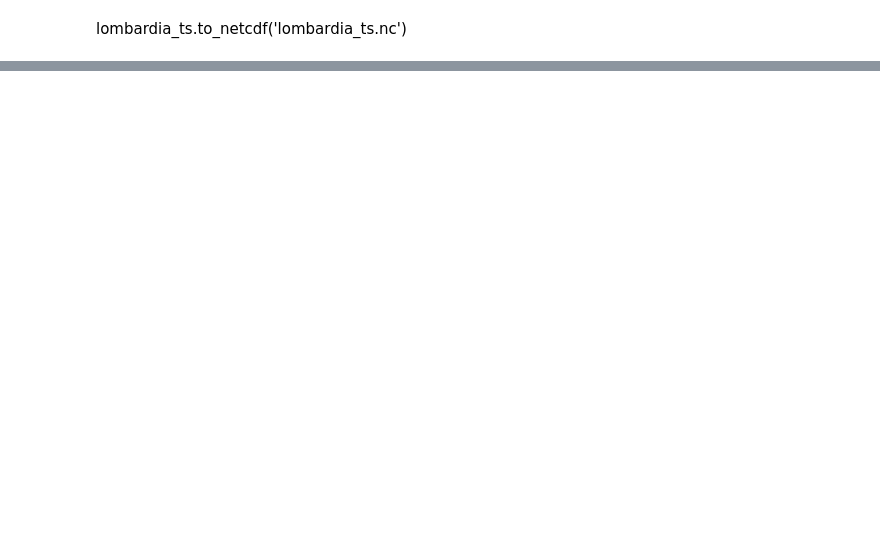
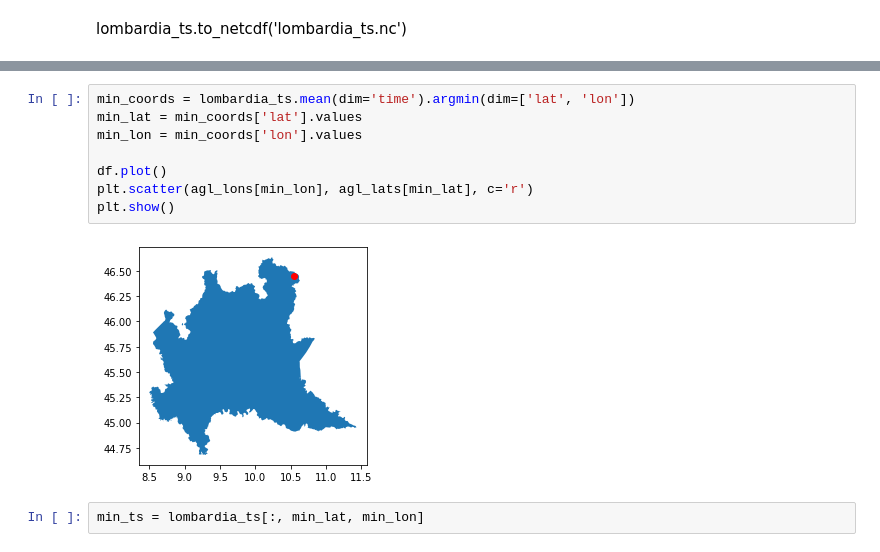
Before and after one commit to samuelexferri/unibg-statistic2, a Jupyter notebook: notebooks/data_preprocessing.ipynb, the cells around one changed output, grey strips where cells are left out. Drawn from its saved outputs; the diff is of its cells as text; blank space fills up the shorter version.

```diff
--- a/notebooks/data_preprocessing.ipynb
+++ b/notebooks/data_preprocessing.ipynb
@@ -108,0 +127,12 @@ lombardia_ts.to_netcdf('lombardia_ts.nc')
+# %%
+min_coords = lombardia_ts.mean(dim='time').argmin(dim=['lat', 'lon'])
+min_lat = min_coords['lat'].values
+min_lon = min_coords['lon'].values
+
+df.plot()
+plt.scatter(agl_lons[min_lon], agl_lats[min_lat], c='r')
+plt.show()
+# %% [output]
+[figure, added]
+# %%
+min_ts = lombardia_ts[:, min_lat, min_lon]
```
Also changed, not shown: parts of 15 cells of this notebook.
